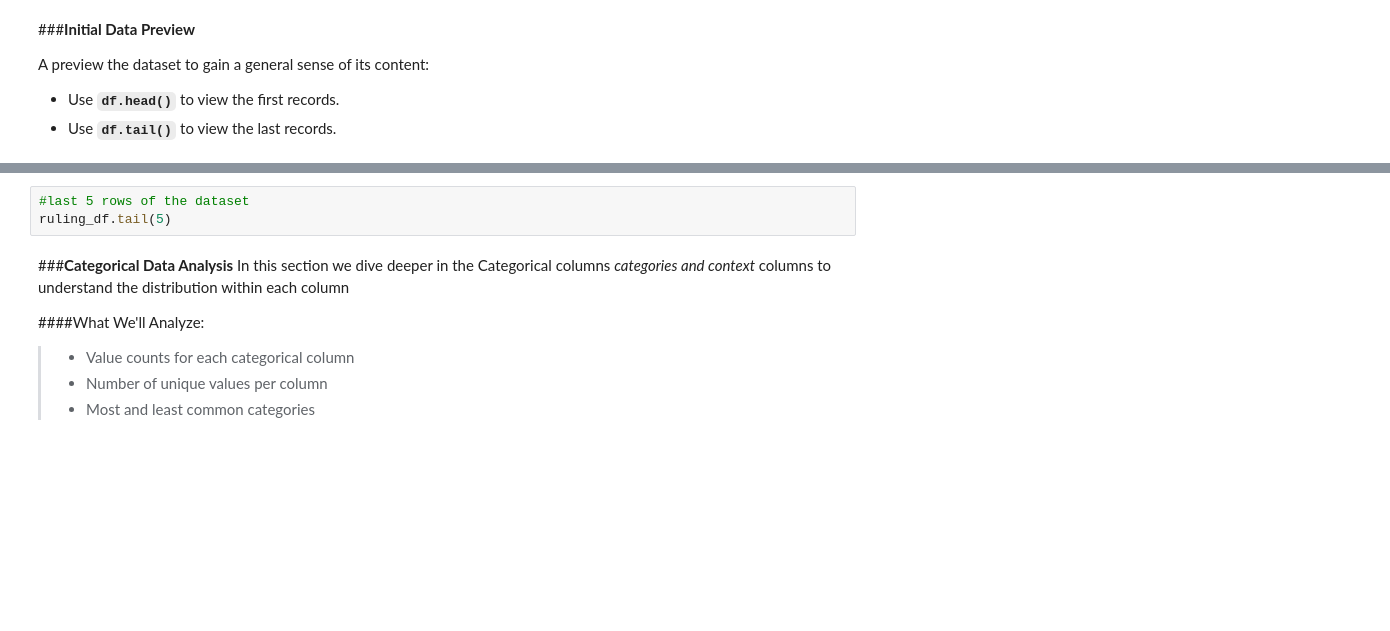
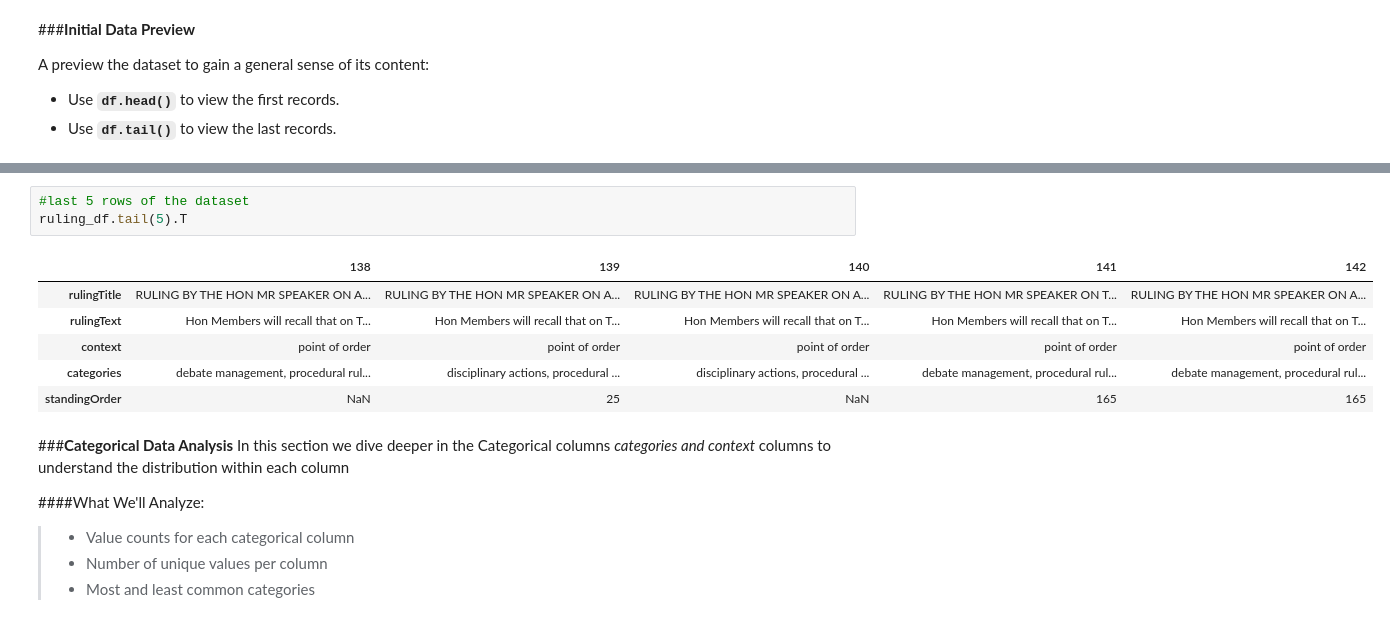
Before and after one commit to MungeliDeli/speaker-ruling-classification, a Jupyter notebook: Project_Classifier(Speakers_Rullings).ipynb, the cells around one changed output, grey strips where cells are left out. Drawn from its saved outputs; the diff is of its cells as text; blank space fills up the shorter version.

```diff
--- a/Project_Classifier(Speakers_Rullings).ipynb
+++ b/Project_Classifier(Speakers_Rullings).ipynb
@@ -180,6 +224,13 @@ ruling_df.head()
 # %%
 #last 5 rows of the dataset
-ruling_df.tail(5)
+ruling_df.tail(5).T
+# %% [output]
+|  | 138 | 139 | 140 | 141 | 142 |
+| rulingTitle | RULING BY THE HON MR SPEAKER ON A... | RULING BY THE HON MR SPEAKER ON A... | RULING BY THE HON MR SPEAKER ON A... | RULING BY THE HON MR SPEAKER ON T... | RULING BY THE HON MR SPEAKER ON A... |
+| rulingText | Hon Members will recall that on T... | Hon Members will recall that on T... | Hon Members will recall that on T... | Hon Members will recall that on T... | Hon Members will recall that on T... |
+| context | point of order | point of order | point of order | point of order | point of order |
+| categories | debate management, procedural rul... | disciplinary actions, procedural ... | disciplinary actions, procedural ... | debate management, procedural rul... | debate management, procedural rul... |
+| standingOrder | NaN | 25 | NaN | 165 | 165 |
 # %% [markdown]
 ###**Categorical Data Analysis**
 In this section we dive deeper in the Categorical columns *categories and context* columns to understand the distribution  within each column
```
Also changed, not shown: parts of 12 cells of this notebook.
